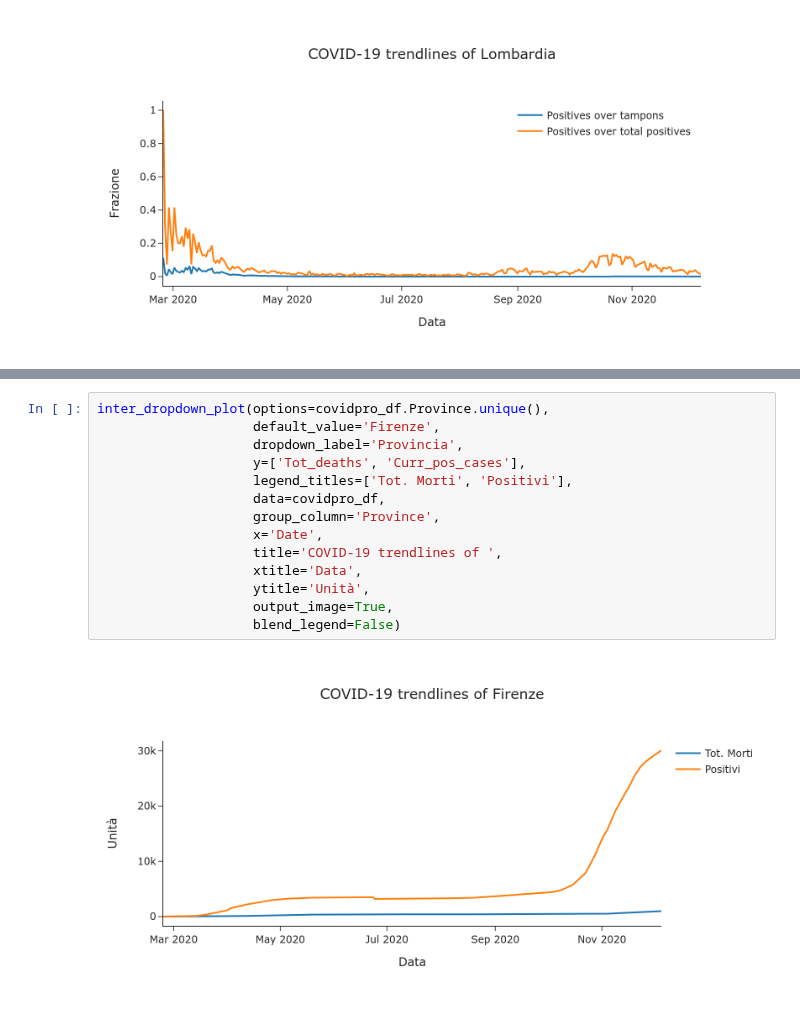
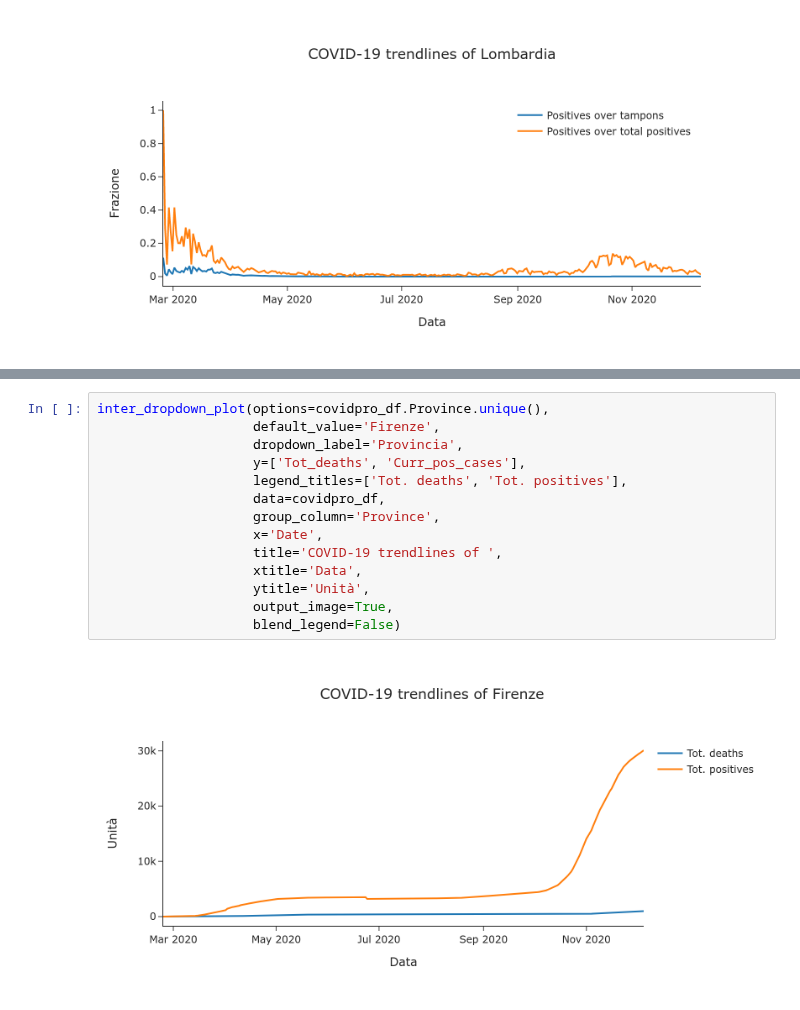
Before and after one commit to nicoloverardo/master-degree-thesis, a Jupyter notebook: notebooks/eda.ipynb, the cells around one changed output, grey strips where cells are left out. Cells and saved outputs as stored; diff of their text form.

```diff
--- a/notebooks/eda.ipynb
+++ b/notebooks/eda.ipynb
@@ -219,19 +219,19 @@ inter_dropdown_plot(options=covidpro_df['Province'].unique(),
 # %%
 inter_dropdown_plot(options=covidpro_df.Province.unique(),
                     default_value='Firenze',
                     dropdown_label='Provincia',
                     y=['Tot_deaths', 'Curr_pos_cases'],
-                    legend_titles=['Tot. Morti', 'Positivi'],
+                    legend_titles=['Tot. deaths', 'Tot. positives'],
                     data=covidpro_df,
                     group_column='Province',
                     x='Date',
                     title='COVID-19 trendlines of ',
                     xtitle='Data',
                     ytitle='Unità',
                     output_image=True,
                     blend_legend=False)
 # %% [output]
-[figure, old version]
+[figure, new version]
 # %%
 inter_dropdown_plot(options=covidpro_df['Province'].unique(),
                     default_value='Firenze',
```
Also changed, not shown: parts of 6 cells of this notebook.
